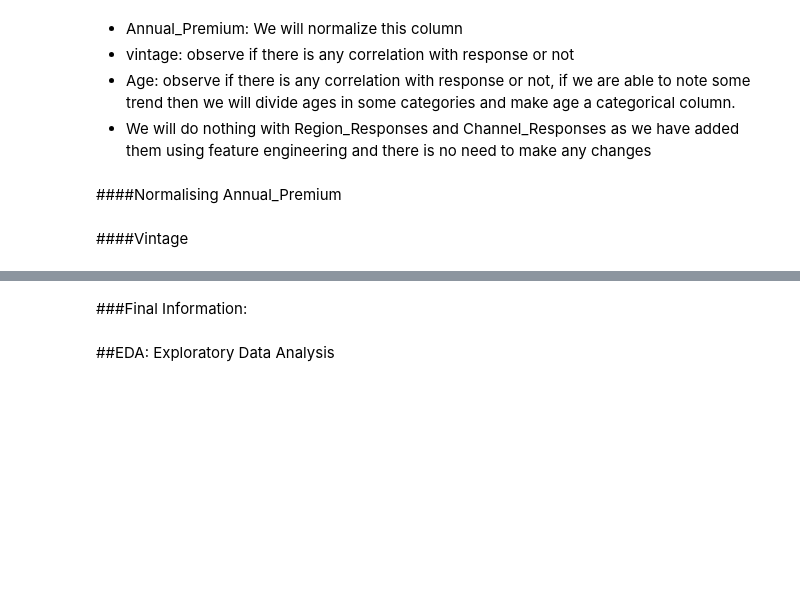
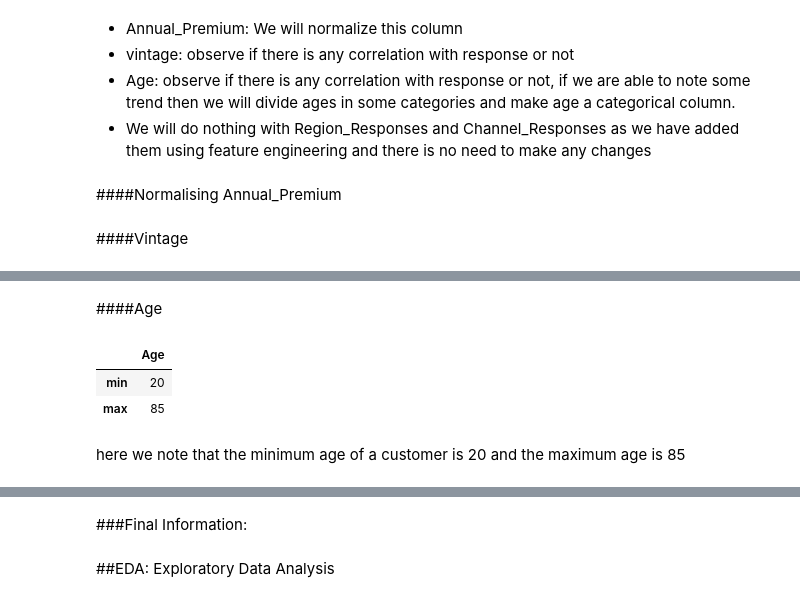
Before and after one commit to gauriagarwal18/HEALTH-INSURANCE-CROSS-SELL-PREDICTION, a Jupyter notebook: HEALTH_INSURANCE_CROSS_SELL_PREDICTION.ipynb, the cells around one changed output, grey strips where cells are left out. Drawn from its saved outputs; the diff is of its cells as text; code cells hidden in the pictures; blank space fills up the shorter version.

```diff
--- a/HEALTH_INSURANCE_CROSS_SELL_PREDICTION.ipynb
+++ b/HEALTH_INSURANCE_CROSS_SELL_PREDICTION.ipynb
@@ -422,0 +460,10 @@ insurance=normalization(insurance,["Annual_Premium"])
+# %% [markdown]
+####Age
+# %%
+insurance[["Age"]].agg(["min","max"])
+# %% [output]
+|  | Age |
+| min | 20 |
+| max | 85 |
+# %% [markdown]
+here we note that the minimum age of a customer is 20 and the maximum age is 85
```
Also changed, not shown: parts of 24 cells of this notebook.
